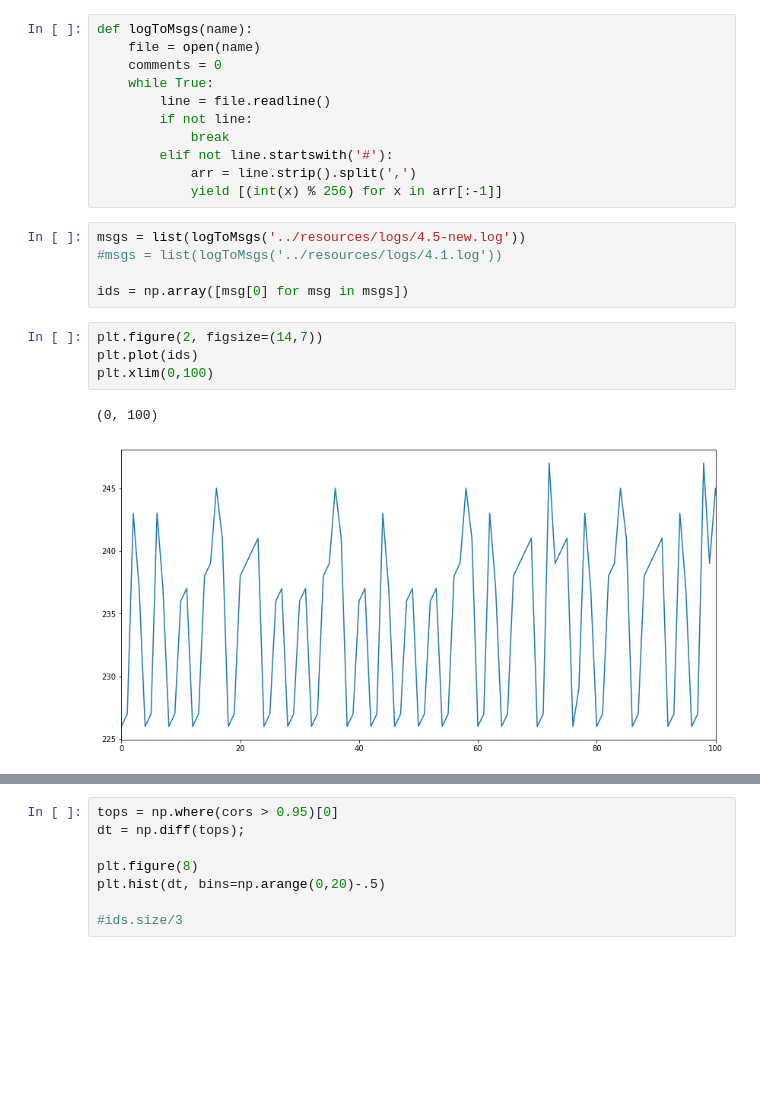
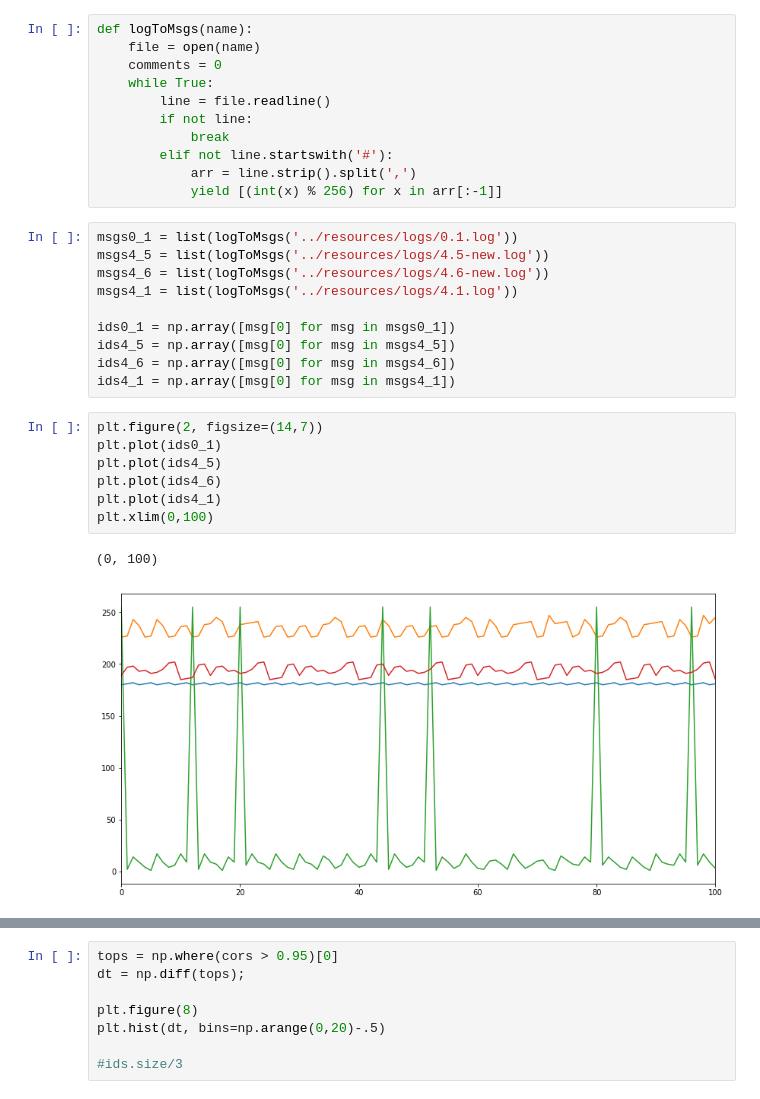
Before and after one commit to SINTEF-9012/thingml-diversifier, a Jupyter notebook: src/main/python/autocorr.ipynb, the cells around one changed output, grey strips where cells are left out. Drawn from its saved outputs; the diff is of its cells as text; blank space fills up the shorter version.

```diff
--- a/src/main/python/autocorr.ipynb
+++ b/src/main/python/autocorr.ipynb
@@ -16,14 +16,22 @@ def logToMsgs(name):
             arr = line.strip().split(',')
             yield [(int(x) % 256) for x in arr[:-1]]
 # %%
-msgs = list(logToMsgs('../resources/logs/4.5-new.log'))
-#msgs = list(logToMsgs('../resources/logs/4.1.log'))
+msgs0_1 = list(logToMsgs('../resources/logs/0.1.log'))
+msgs4_5 = list(logToMsgs('../resources/logs/4.5-new.log'))
+msgs4_6 = list(logToMsgs('../resources/logs/4.6-new.log'))
+msgs4_1 = list(logToMsgs('../resources/logs/4.1.log'))
 
-ids = np.array([msg[0] for msg in msgs])
+ids0_1 = np.array([msg[0] for msg in msgs0_1])
+ids4_5 = np.array([msg[0] for msg in msgs4_5])
+ids4_6 = np.array([msg[0] for msg in msgs4_6])
+ids4_1 = np.array([msg[0] for msg in msgs4_1])
 # %%
 plt.figure(2, figsize=(14,7))
-plt.plot(ids)
+plt.plot(ids0_1)
+plt.plot(ids4_5)
+plt.plot(ids4_6)
+plt.plot(ids4_1)
 plt.xlim(0,100)
 # %% [output]
 (0, 100)
-[figure, old version]
+[figure, new version]
```
Also changed, not shown: parts of 9 cells of this notebook, 4 other files.
